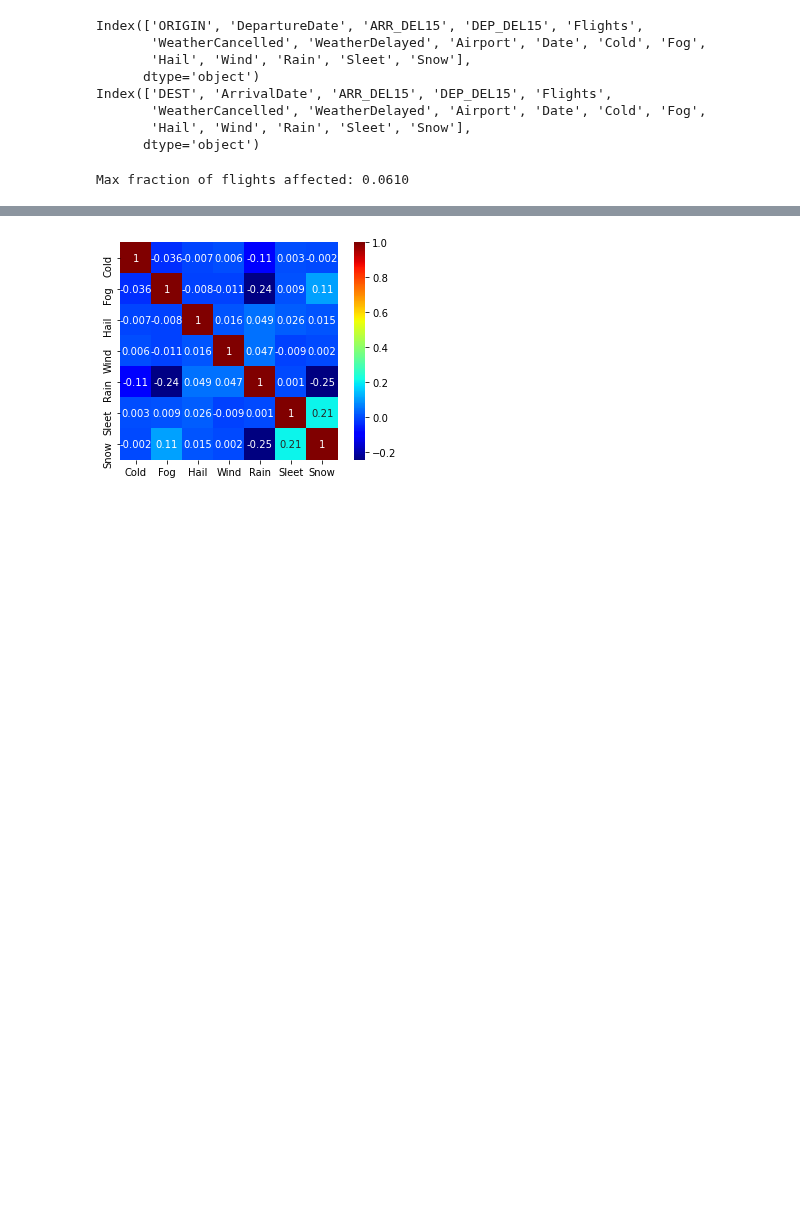
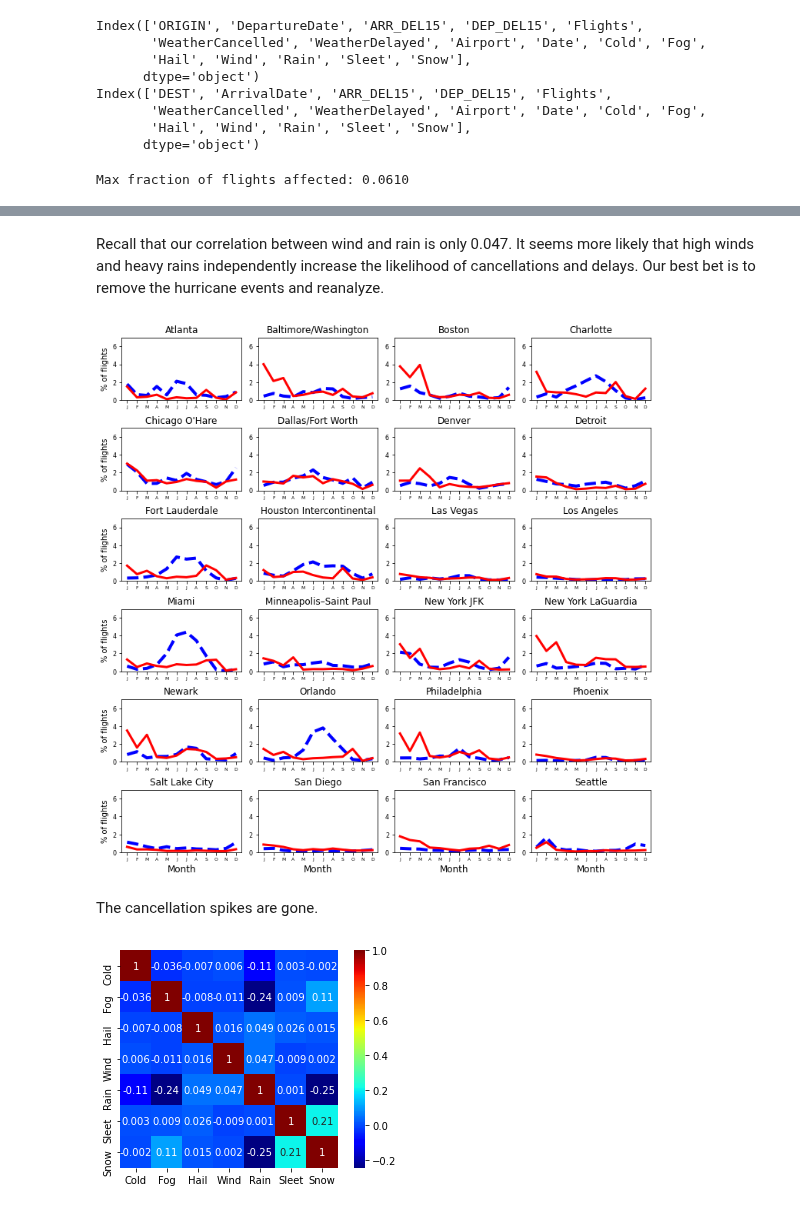
Before and after one commit to BarrettNB/Springboard, a Jupyter notebook: Capstone_2--Airport_weather/Steps_2-3_DataWrangling_EDA_2_Merging.ipynb, the cells around one changed output, grey strips where cells are left out. Drawn from its saved outputs; the diff is of its cells as text; code cells hidden in the pictures; blank space fills up the shorter version.

```diff
--- a/Capstone_2--Airport_weather/Steps_2-3_DataWrangling_EDA_2_Merging.ipynb
+++ b/Capstone_2--Airport_weather/Steps_2-3_DataWrangling_EDA_2_Merging.ipynb
@@ -127,3 +196,18 @@ plt.show()
+# %% [markdown]
+Recall that our correlation between wind and rain is only 0.047. It seems more likely
+that high winds and heavy rains independently increase the likelihood of cancellations
+and delays. Our best bet is to remove the hurricane events and reanalyze.
+# %%
+HURRICANE_INDECES = np.r_[HARVEY, IRMA_FLL, IRMA_MCO, IRMA_MIA, DORIAN]
+departure_events.drop(HURRICANE_INDECES, axis=0, inplace=True)
+frac_cancelled.drop(HURRICANE_INDECES, inplace=True)
+frac_delayed.drop(HURRICANE_INDECES, inplace=True)
+monthly_summaries1 = get_monthly_summaries(departure_events)
+summaryplots(monthly_summaries1, version=1)
+# %% [output]
+[figure, added]
+# %% [markdown]
+The cancellation spikes are gone.
 # %%
 #Weather events correlation matrix
 plt.figure()
```
Also changed, not shown: parts of 17 cells of this notebook.
